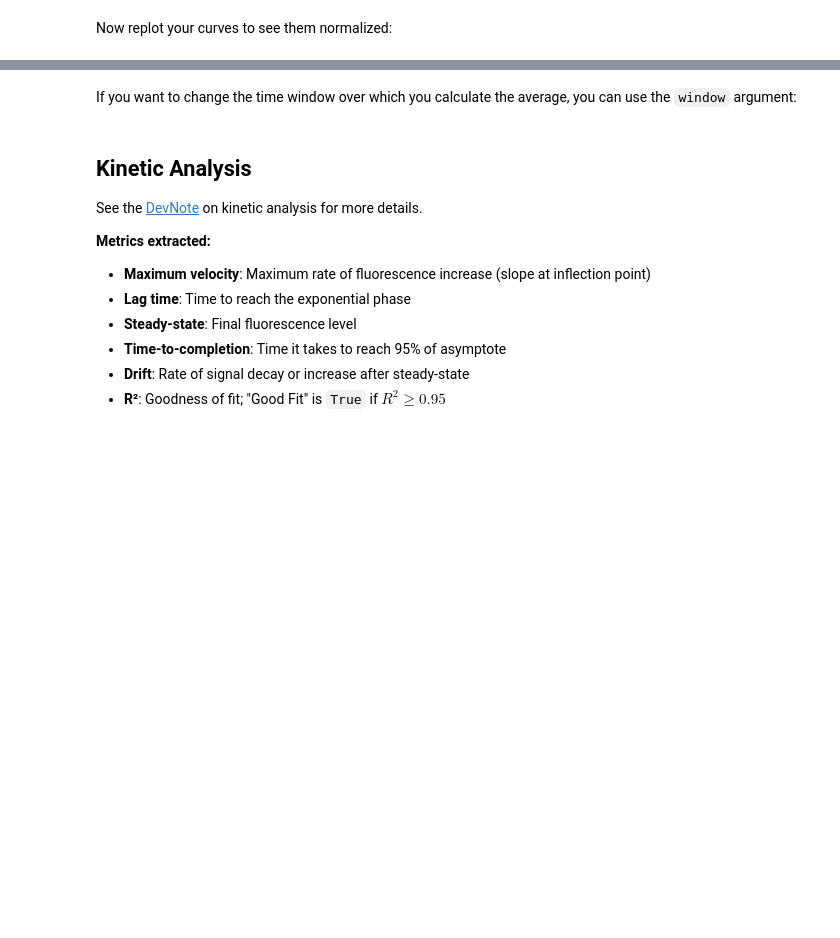
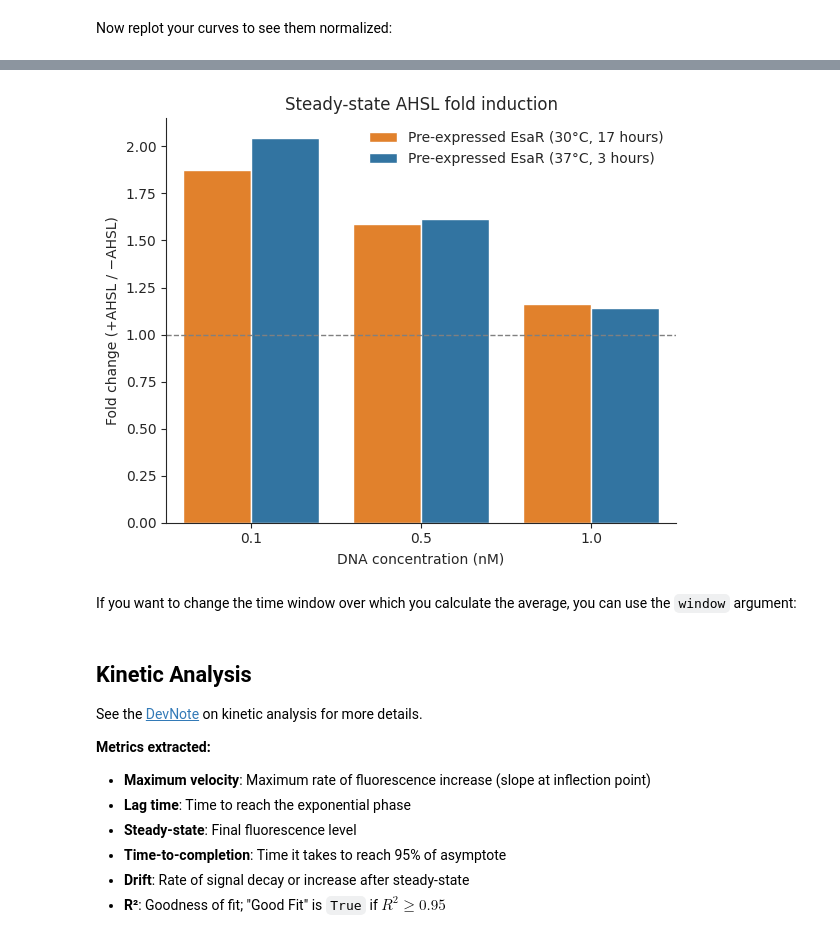
Before and after one commit to nucleus-eng/devstudio-board, a Jupyter notebook: devnotes/devnote-cn-20260924-20261001/experiments/20260926-dna-titration-esar-spent/platereader.ipynb, the cells around one changed output, grey strips where cells are left out. Cells and saved outputs as stored; diff of their text form; code cells hidden in the pictures; blank space fills up the shorter version.

```diff
--- a/devnotes/devnote-cn-20260924-20261001/experiments/20260926-dna-titration-esar-spent/platereader.ipynb
+++ b/devnotes/devnote-cn-20260924-20261001/experiments/20260926-dna-titration-esar-spent/platereader.ipynb
@@ -263,3 +452,74 @@ g = data.plot(style='Type', exclude_types=['Standard'])
+# %%
+#| label: cn-20260926-fig2
+
+#!/usr/bin/env python3
+"""
+Steady-state AHSL fold induction (+AHSL / −AHSL) per DNA concentration,
+for each EsaR preparation, plotted as grouped bars.
+
+Edit the CONFIG block, then run:
+    python plot_fold_change.py
+"""
+import matplotlib.pyplot as plt
+import pandas as pd
+import seaborn as sns
+
+# =============================================================================
+# CONFIG
+# =============================================================================
+DATASETS = {
+    "Pre-expressed EsaR (30°C, 17 hours)": "normalized_current_run.csv",
+    "Pre-expressed EsaR (37°C, 3 hours)": "normalized_samples_only.csv",
+}
+CONSTRUCT = "[EsaO]2-mNG"
+DNA_CONCS = ["0.1", "0.5", "1"]   # as written in the sample names, e.g. "0.1nM"
+N_LAST = 10                       # rows used for the steady-state mean (see note below)
+Y_COL = "Data_normalized"         # fold change is identical with raw data (constant scale per file)
+
+TITLE = f"Steady-state AHSL fold induction"
+X_LABEL = "DNA concentration (nM)"
+Y_LABEL = "Fold change (+AHSL / −AHSL)"
+PALETTE = ["tab:orange", "tab:blue"]
+FIGSIZE = (6, 5)
+OUTFILE = "fold_change.png"
+# =============================================================================
+
+
+def steady_state_fold_change(df, base_name, ahsl_name, n_last=N_LAST):
+    # Note: nlargest pools rows from all replicate wells of a Name, so with 3 wells
+    # n_last=10 covers roughly the last 3–4 reads (~15–20 min), not 10 time points.
+    tail = df.groupby("Name").apply(
+        lambda g: g.nlargest(n_last, "Time_hrs")[Y_COL].mean(), include_groups=False
+    )
+    return tail[ahsl_name] / tail[base_name]
+
+
+rows = []
+for label, path in DATASETS.items():
+    df = pd.read_csv(path)
+    df["Time_hrs"] = pd.to_timedelta(df["Time"]).dt.total_seconds() / 3600
+    for conc in DNA_CONCS:
+        base = f"{CONSTRUCT} + {conc}nM DNA"
+        fc = steady_state_fold_change(df, base, base + " + AHSL")
+        rows.append({"EsaR prep": label, "DNA_conc_nM": float(conc), "Fold_change": fc})
+
+fold_summary = pd.DataFrame(rows)
+#print(fold_summary.pivot(index="DNA_conc_nM", columns="EsaR prep", values="Fold_change").round(2))
+
+fig, ax = plt.subplots(figsize=FIGSIZE)
+sns.barplot(data=fold_summary, x="DNA_conc_nM", y="Fold_change", hue="EsaR prep",
+            palette=PALETTE, ax=ax)
+ax.set(xlabel=X_LABEL, ylabel=Y_LABEL)
+ax.set_title(TITLE)
+ax.axhline(1, color="grey", linestyle="--", linewidth=1)
+ax.legend(title=None, frameon=False, loc="upper right")
+
+sns.despine(fig)
+fig.tight_layout()
+fig.savefig(OUTFILE, dpi=200, bbox_inches="tight")
+plt.show()
+# %% [output]
+[figure, added]
 # %% [markdown]
 If you want to change the time window over which you calculate the average, you can use the `window` argument:
 # %%
```
Also changed, not shown: parts of 11 cells of this notebook, 9 other files.
